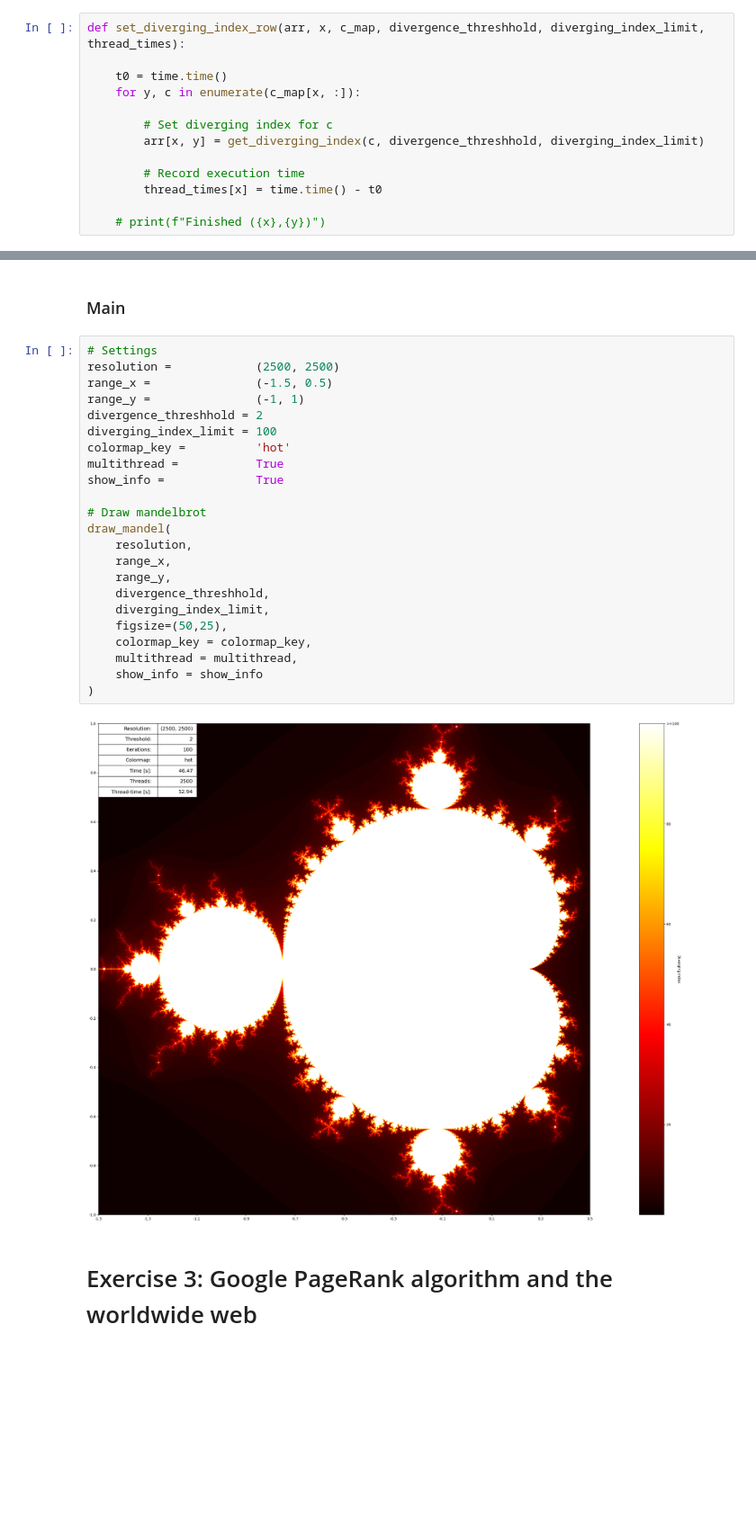
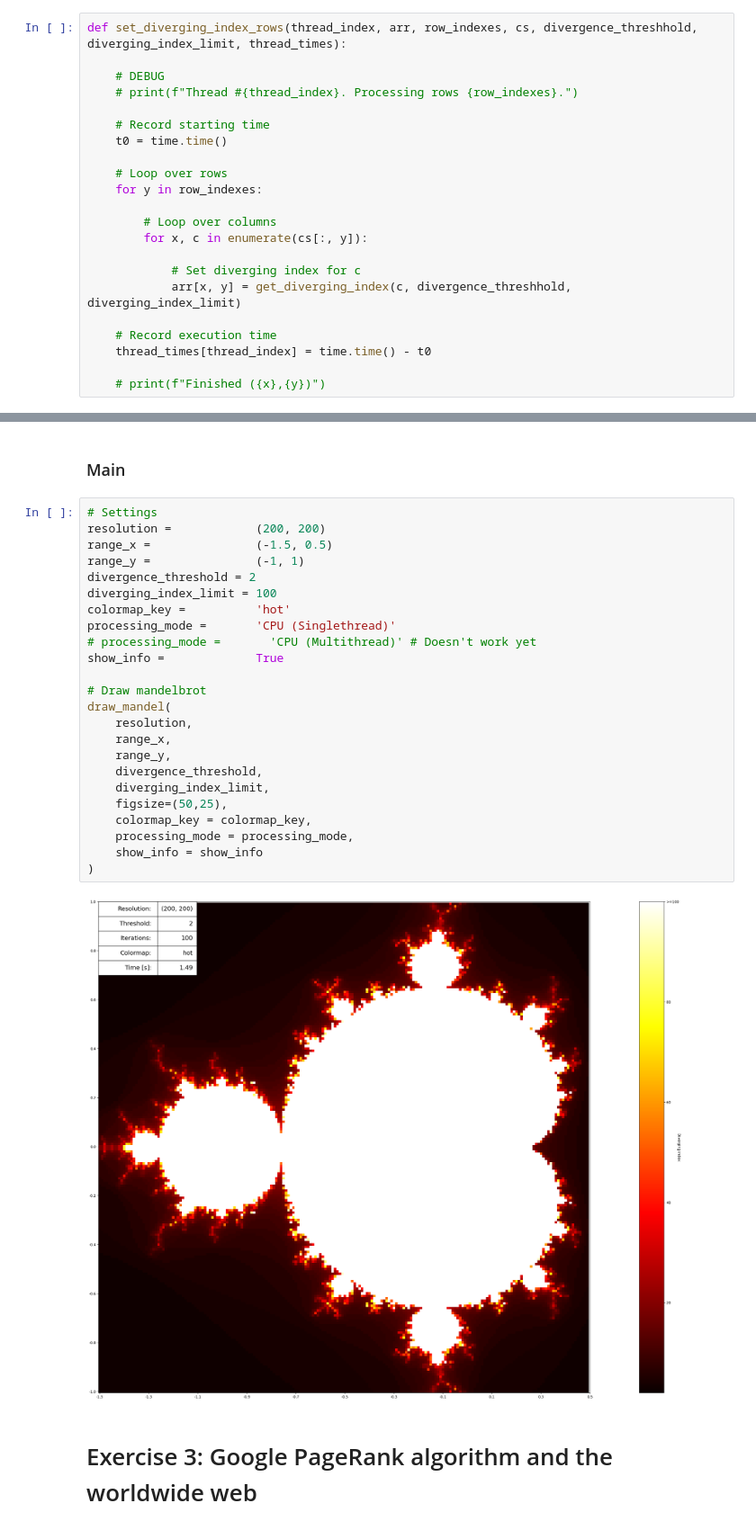
Before and after one commit to sebas-fontys/ds5_assignment_group13, a Jupyter notebook: week_2.ipynb, the cells around one changed output, grey strips where cells are left out. Shown: that part at 90% size. Drawn from its saved outputs; the diff is of its cells as text; blank space fills up the shorter version.

```diff
--- a/week_2.ipynb
+++ b/week_2.ipynb
@@ -211,15 +211,24 @@ def set_diverging_index(arr, x, y, c, divergence_threshhold, diverging_index_lim
     arr[x, y] = get_diverging_index(c, divergence_threshhold, diverging_index_limit)
     # print(f"Finished ({x},{y})")
 # %%
-def set_diverging_index_row(arr, x, c_map, divergence_threshhold, diverging_index_limit, thread_times):
+def set_diverging_index_rows(thread_index, arr, row_indexes, cs, divergence_threshhold, diverging_index_limit, thread_times):
 
+    # DEBUG
+    # print(f"Thread #{thread_index}. Processing rows {row_indexes}.")
+
+    # Record starting time
     t0 = time.time()
-    for y, c in enumerate(c_map[x, :]):
 
-        # Set diverging index for c
-        arr[x, y] = get_diverging_index(c, divergence_threshhold, diverging_index_limit)
+    # Loop over rows
+    for y in row_indexes:
 
-        # Record execution time
-        thread_times[x] = time.time() - t0
+        # Loop over columns
+        for x, c in enumerate(cs[:, y]):
+
+            # Set diverging index for c
+            arr[x, y] = get_diverging_index(c, divergence_threshhold, diverging_index_limit)
+
+    # Record execution time
+    thread_times[thread_index] = time.time() - t0
 
     # print(f"Finished ({x},{y})")
@@ -338,29 +383,30 @@ def draw_mandel(
 ### Main
 # %%
 # Settings
-resolution =            (2500, 2500)
+resolution =            (200, 200)
 range_x =               (-1.5, 0.5)
 range_y =               (-1, 1)
-divergence_threshhold = 2
+divergence_threshold = 2
 diverging_index_limit = 100
 colormap_key =          'hot'
-multithread =           True
+processing_mode =       'CPU (Singlethread)'
+# processing_mode =       'CPU (Multithread)' # Doesn't work yet
 show_info =             True
 
 # Draw mandelbrot
 draw_mandel(
     resolution,
     range_x,
     range_y,
-    divergence_threshhold,
+    divergence_threshold,
     diverging_index_limit,
     figsize=(50,25),
     colormap_key = colormap_key,
-    multithread = multithread,
+    processing_mode = processing_mode,
     show_info = show_info
 )
 # %% [output]
-[figure, old version]
+[figure, new version]
 # %% [markdown]
 # Exercise 3: Google PageRank algorithm and the worldwide web
 # %%
```
Also changed, not shown: parts of 4 cells of this notebook.
